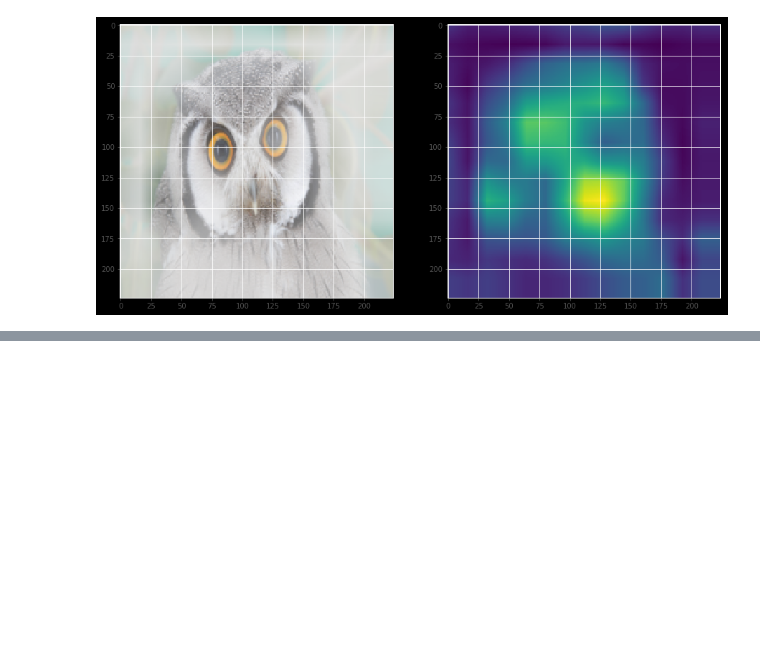
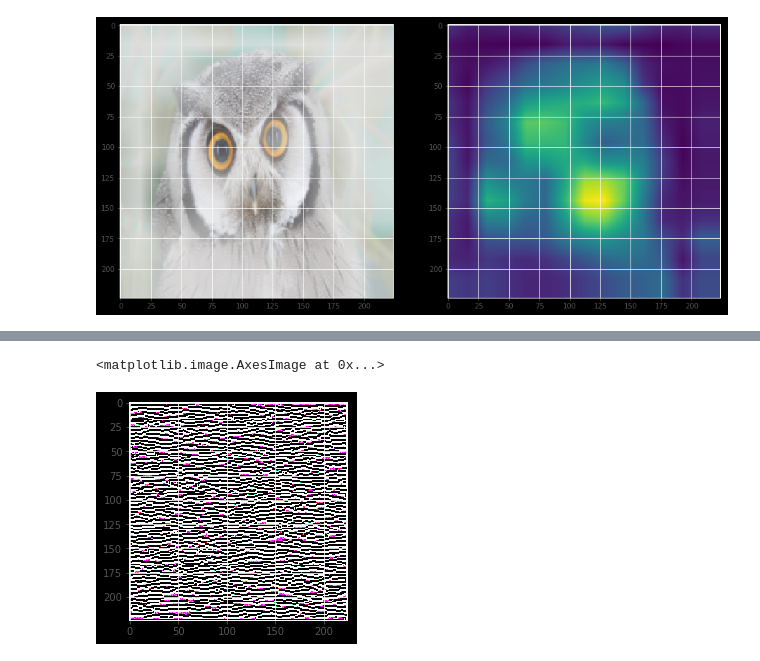
Before and after one commit to MulixBF/seminar-01-08-2017, a Jupyter notebook: 3. Визуализация работы сети.ipynb, the cells around one changed output, grey strips where cells are left out. Saved outputs shown, nothing was run; the diff lists cells and outputs as text; code cells hidden in the pictures; blank space fills up the shorter version.

```diff
--- a/3. Визуализация работы сети.ipynb
+++ b/3. Визуализация работы сети.ipynb
@@ -191,0 +260,11 @@ ax[1].imshow(full_activation_map)
+# %%
+random_image = np.random.rand(1, 224, 224, 3)
+random_image = random_image / np.max(random_image)
+num_iterations = 1000
+l = 0.1
+
+for i in range(num_iterations):
+    loss, gradient = backprop([random_image])
+    random_image = np.clip(random_image - l * gradient, 0, 1)
+    if i % 250 == 0:
+        print(f'\rIteration: {i:<5} Loss: {loss}')
@@ -191,0 +276,5 @@ ax[1].imshow(full_activation_map)
+# %%
+plt.imshow(random_image[0])
+# %% [output]
+<matplotlib.image.AxesImage at 0x...>
+[figure, added]
```
Also changed, not shown: parts of 22 cells of this notebook, 12 other files.
